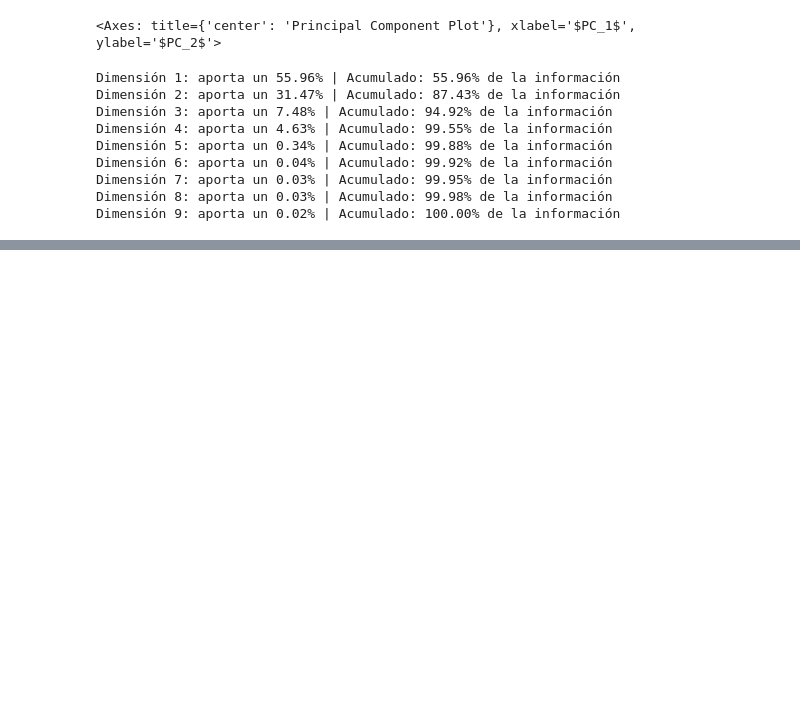
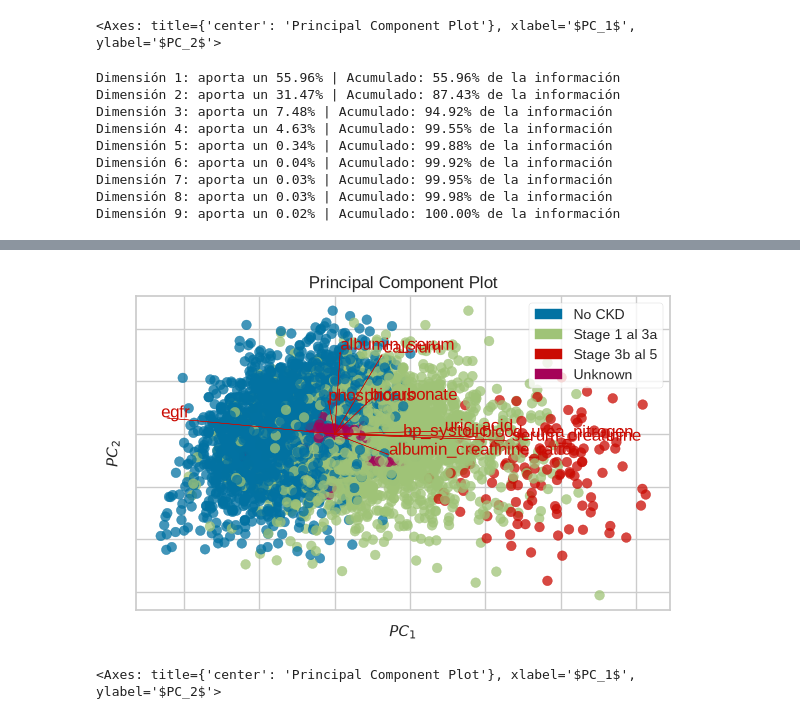
Before and after one commit to GonzaloManterola/Grupo27Ciencias, a Jupyter notebook: Main.ipynb, the cells around one changed output, grey strips where cells are left out. Drawn from its saved outputs; the diff is of its cells as text; code cells hidden in the pictures; blank space fills up the shorter version.

```diff
--- a/Main.ipynb
+++ b/Main.ipynb
@@ -481,6 +515,8 @@ features = [
     "bicarbonate",#
     "calcium",#-
     "uric_acid",#
+    "albumin_creatinine_ratio",
+    "egfr"
 ]
 
 X = Clean[features]
@@ -489,30 +525,33 @@ mapping_grupos = {
     "No CKD": "No CKD",
     "Stage 1 (Kidney Damage)": "Stage 1 al 3a",
     "Stage 2 (Mildly Decreased)": "Stage 1 al 3a",
     "Stage 3a (Mild-Moderate)": "Stage 1 al 3a",
     "Stage 3b (Moderate-Severe)": "Stage 3b al 5",
     "Stage 4 (Severely Decreased)": "Stage 3b al 5",
     "Stage 5 (Kidney Failure)": "Stage 3b al 5",
     "Unknown": "Unknown",
 }
 
 Clean["ckd_grouped"] = Clean["ckd_stage"].map(mapping_grupos)
 
 y = (
     Clean["ckd_grouped"]
     .map({"No CKD": 0, "Stage 1 al 3a": 1, "Stage 3b al 5": 2, "Unknown": 3})
     .astype(int)
 )
 classes_names = ["No CKD", "Stage 1 al 3a", "Stage 3b al 5", "Unknown"]
 plt.figure(figsize=(6, 4))
 
 viz = PcaViz(
     scale=True,
     proj_features=True,
     projection=2,
     classes=classes_names,
 )
 
 viz.fit_transform(X, y)
 viz.ax.figure.set_size_inches(6, 4)
 viz.show()
+# %% [output]
+[figure, added]
+<Axes: title={'center': 'Principal Component Plot'}, xlabel='$PC_1$', ylabel='$PC_2$'>
```
Also changed, not shown: parts of 17 cells of this notebook.
